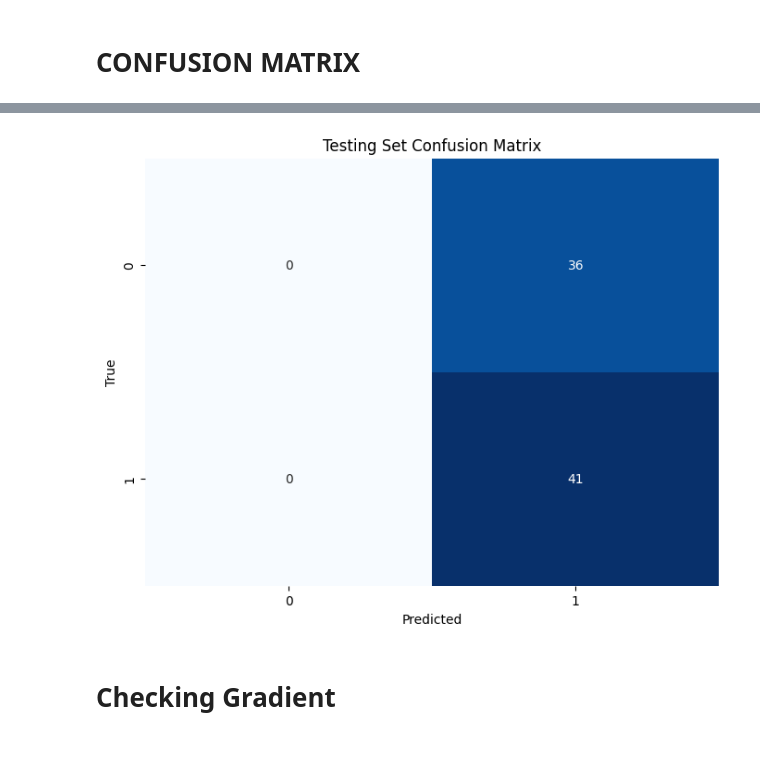
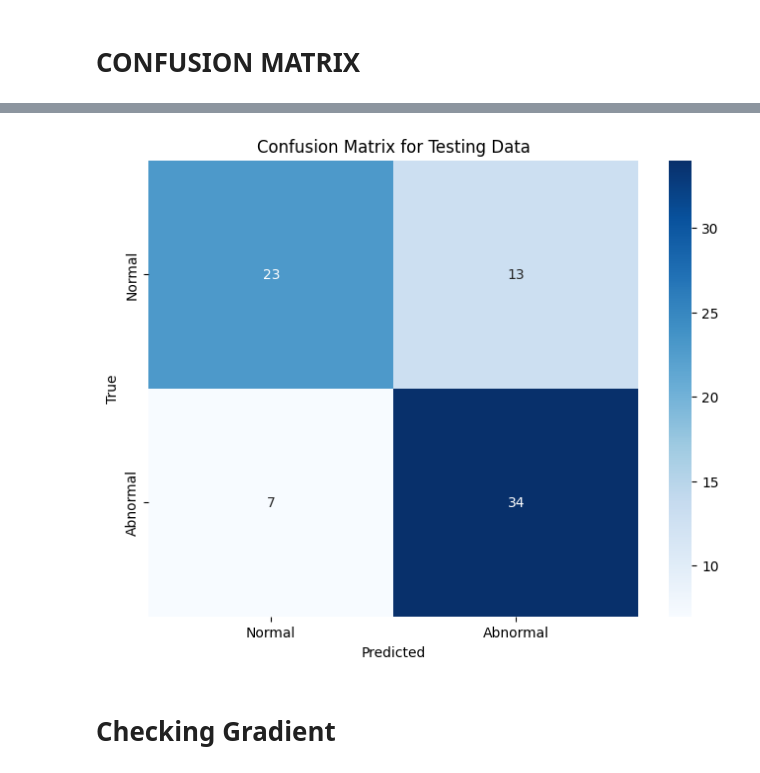
Before and after one commit to dinhanit/Abnormal_Behavior, a Jupyter notebook: Source/Model/analyze_model.ipynb, the cells around one changed output, grey strips where cells are left out. Saved outputs shown, nothing was run; the diff lists cells and outputs as text; code cells hidden in the pictures.

Commit message:
fix function show confusion matrix

```diff
--- a/Source/Model/analyze_model.ipynb
+++ b/Source/Model/analyze_model.ipynb
@@ -96,44 +78,46 @@ Estimated Total Size (MB): 0.04
 # %%
 model = BinaryClassifier().to(DEVICE)
 # %%
-# Define the device (CPU or GPU) for the model
-DEVICE = torch.device("cuda" if torch.cuda.is_available() else "cpu")
+import torch
+from sklearn.metrics import confusion_matrix
+import matplotlib.pyplot as plt
+import seaborn as sns
+
+# Load the saved model
+loaded_model = torch.load('model\weight')
 
 # Set the model to evaluation mode
-model.eval()
+loaded_model.eval()
 
-# Testing Set
+# Create lists to store true and predicted labels
 true_labels_test = []
 predicted_labels_test = []
 
-total_loss_test = 0.0
-total_samples = 0
-
+# Evaluate the test data using the loaded model
 with torch.no_grad():
     for inputs, labels in TESTLOADER:
         inputs = inputs.to(DEVICE)
         labels = labels.to(DEVICE).long()
-        outputs = model(inputs)
-        loss_test = criterion(outputs, labels)
-        total_loss_test += loss_test.item() * len(labels)
-        total_samples += len(labels)
+        outputs = loaded_model(inputs)
+        _, predicted = torch.max(outputs.data, 1)
+        true_labels_test.extend(labels.tolist())
+        predicted_labels_test.extend(predicted.tolist())
 
-        _, predicted = torch.max(outputs.data, 1)
-        predicted_labels_test.extend(predicted.cpu().numpy())
-        true_labels_test.extend(labels.cpu().numpy())
+# Calculate the confusion matrix
+confusion_matrix_test = confusion_matrix(true_labels_test, predicted_labels_test)
 
-# Compute the confusion matrix
-confusion_test = confusion_matrix(true_labels_test, predicted_labels_test)
+# Define class labels if available
+class_labels = ["Normal", "Abnormal"]  # Replace with your actual class labels
 
-# Create a heatmap to visualize the confusion matrix
+# Plot the confusion matrix
 plt.figure(figsize=(8, 6))
-sns.heatmap(confusion_test, annot=True, fmt='d', cmap="Blues", cbar=False)
-plt.xlabel("Predicted")
-plt.ylabel("True")
-plt.title("Testing Set Confusion Matrix")
+sns.heatmap(confusion_matrix_test, annot=True, fmt="d", cmap="Blues", xticklabels=class_labels, yticklabels=class_labels)
+plt.xlabel('Predicted')
+plt.ylabel('True')
+plt.title("Confusion Matrix for Testing Data")
 plt.show()
 # %% [output]
-[figure, old version]
+[figure, new version]
 # %% [markdown]
 # Checking Gradient
 # %%
```
Also changed, not shown: parts of 1 cell of this notebook.
